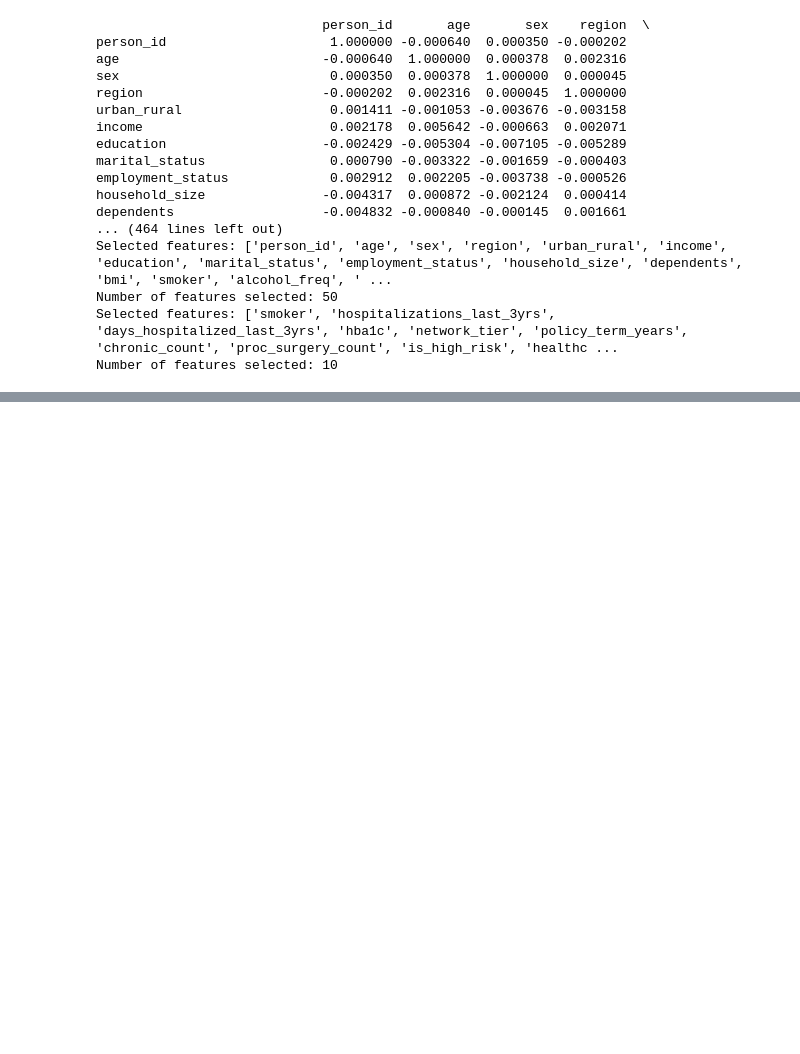
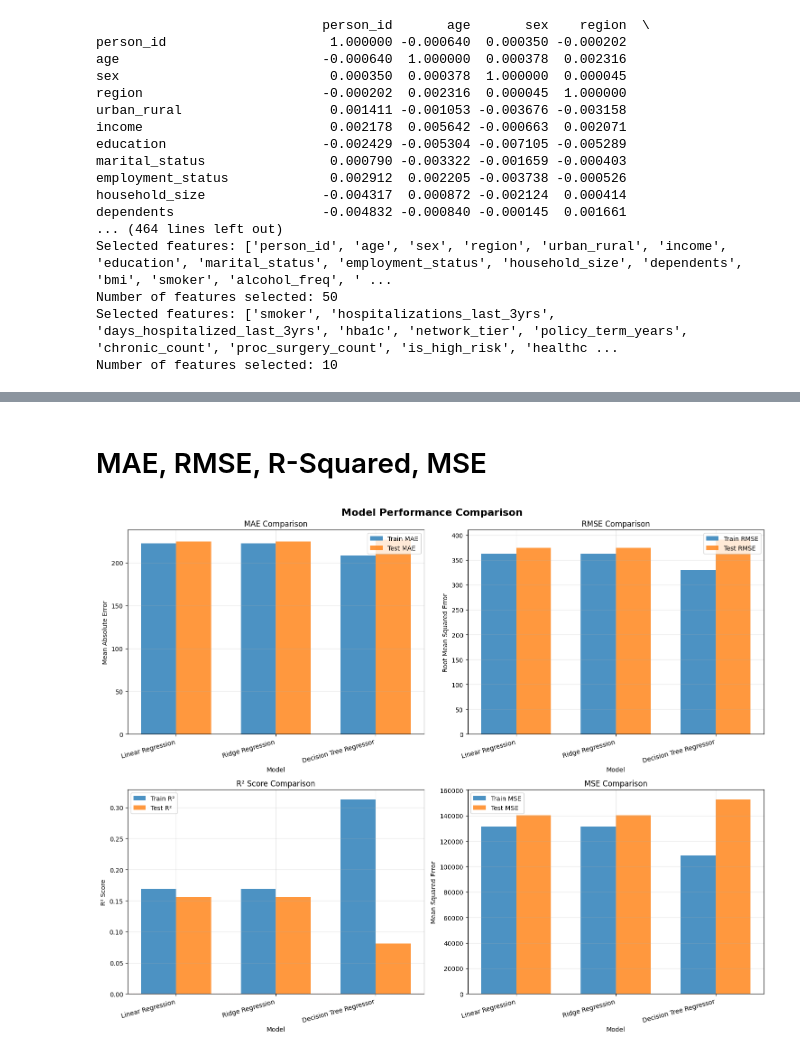
Before and after one commit to qlfzn/insurance-cost-prediction, a Jupyter notebook: eda.ipynb, the cells around one changed output, grey strips where cells are left out. Cells and saved outputs as stored; diff of their text form; code cells hidden in the pictures; blank space fills up the shorter version.

```diff
--- a/eda.ipynb
+++ b/eda.ipynb
@@ -323,3 +327,16 @@ Selected features: ['person_id', 'age', 'sex', 'region', 'urban_rural', 'income'
 Number of features selected: 50
 Selected features: ['smoker', 'hospitalizations_last_3yrs', 'days_hospitalized_last_3yrs', 'hba1c', 'network_tier', 'policy_term_years', 'chronic_count', 'proc_surgery_count', 'is_high_risk', 'healthc ...
 Number of features selected: 10
+# %%
+# Train-test split (80-20)
+X_train, X_test, y_train, y_test = train_test_split(
+    X, y, test_size=0.2, random_state=42
+)
+
+print(f"\nTraining set size: {X_train.shape[0]}")
+print(f"Test set size: {X_test.shape[0]}")
+
+# Feature scaling (important for Ridge/Lasso)
+scaler = StandardScaler()
+X_train_scaled = scaler.fit_transform(X_train)
+X_test_scaled = scaler.transform(X_test)
@@ -325,0 +476,63 @@ Number of features selected: 10
+# %% [markdown]
+# MAE, RMSE, R-Squared, MSE
+# %%
+fig, axes = plt.subplots(2, 2, figsize=(15, 12))
+fig.suptitle('Model Performance Comparison', fontsize=16, fontweight='bold')
+
+x_pos = np.arange(len(perf_df))
+width = 0.35
+
+# Plot 1: MAE Comparison (Lower is Better)
+ax1 = axes[0, 0]
+ax1.bar(x_pos - width/2, perf_df['Train_MAE'], width, label='Train MAE', alpha=0.8)
+ax1.bar(x_pos + width/2, perf_df['Test_MAE'], width, label='Test MAE', alpha=0.8)
+ax1.set_xlabel('Model')
+ax1.set_ylabel('Mean Absolute Error')
+ax1.set_title('MAE Comparison')
+ax1.set_xticks(x_pos)
+ax1.set_xticklabels(perf_df['Model'], rotation=15, ha='right')
+ax1.legend()
+ax1.grid(True, alpha=0.3)
+
+# Plot 2: RMSE Comparison (Lower is Better)
+ax2 = axes[0, 1]
+ax2.bar(x_pos - width/2, perf_df['Train_RMSE'], width, label='Train RMSE', alpha=0.8)
+ax2.bar(x_pos + width/2, perf_df['Test_RMSE'], width, label='Test RMSE', alpha=0.8)
+ax2.set_xlabel('Model')
+ax2.set_ylabel('Root Mean Squared Error')
+ax2.set_title('RMSE Comparison')
+ax2.set_xticks(x_pos)
+ax2.set_xticklabels(perf_df['Model'], rotation=15, ha='right')
+ax2.legend()
+ax2.grid(True, alpha=0.3)
+
+# Plot 3: R² Score Comparison (Higher is Better)
+ax3 = axes[1, 0]
+ax3.bar(x_pos - width/2, perf_df['Train_R2'], width, label='Train R²', alpha=0.8)
+ax3.bar(x_pos + width/2, perf_df['Test_R2'], width, label='Test R²', alpha=0.8)
+ax3.set_xlabel('Model')
+ax3.set_ylabel('R² Score')
+ax3.set_title('R² Score Comparison')
+ax3.set_xticks(x_pos)
+ax3.set_xticklabels(perf_df['Model'], rotation=15, ha='right')
+ax3.legend()
+ax3.grid(True, alpha=0.3)
+ax3.axhline(y=0, color='r', linestyle='--', linewidth=0.8)
+
+# Plot 4: MSE Comparison (Lower is Better)
+ax4 = axes[1, 1]
+ax4.bar(x_pos - width/2, perf_df['Train_MSE'], width, label='Train MSE', alpha=0.8)
+ax4.bar(x_pos + width/2, perf_df['Test_MSE'], width, label='Test MSE', alpha=0.8)
+ax4.set_xlabel('Model')
+ax4.set_ylabel('Mean Squared Error')
+ax4.set_title('MSE Comparison')
+ax4.set_xticks(x_pos)
+ax4.set_xticklabels(perf_df['Model'], rotation=15, ha='right')
+ax4.legend()
+ax4.grid(True, alpha=0.3)
+
+plt.tight_layout()
+plt.savefig('model_performance_comparison.png', dpi=300, bbox_inches='tight')
+plt.show()
+# %% [output]
+[figure, added]
```
Also changed, not shown: parts of 16 cells of this notebook.
